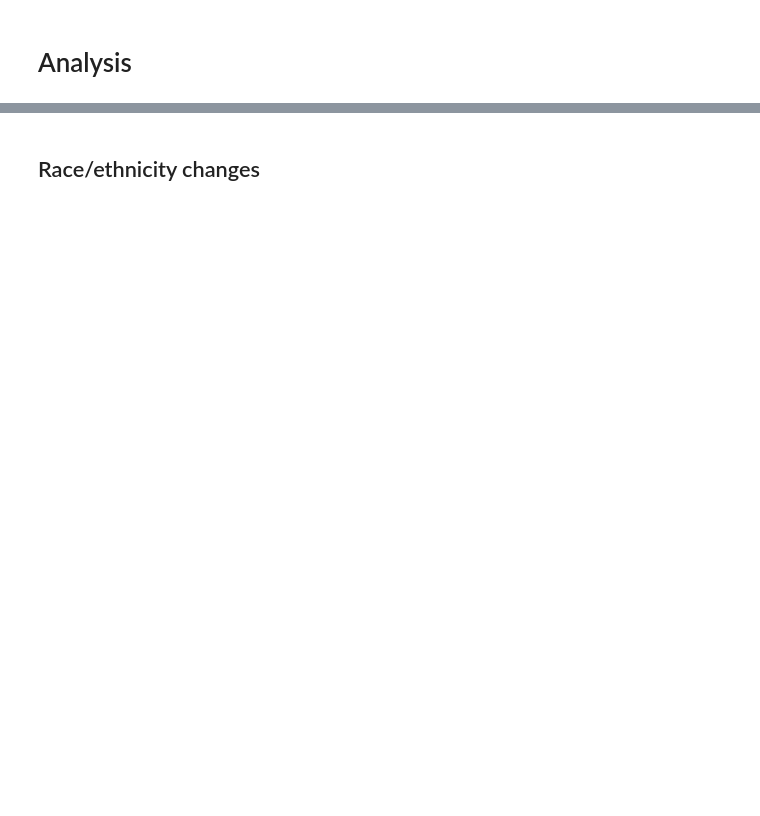
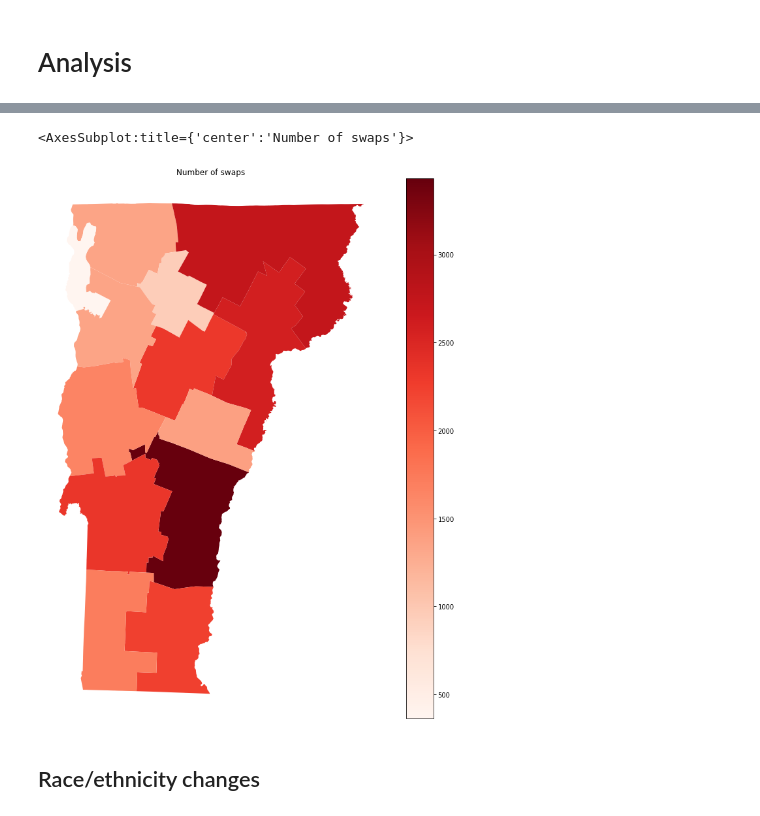
Before and after one commit to mraghavan/synthetic-census, a Jupyter notebook: code/Swapping analysis.ipynb, the cells around one changed output, grey strips where cells are left out. Saved outputs shown, nothing was run; the diff lists cells and outputs as text; code cells hidden in the pictures; blank space fills up the shorter version.

```diff
--- a/code/Swapping analysis.ipynb
+++ b/code/Swapping analysis.ipynb
@@ -195,3 +241,8 @@ plot_column(df, 'TOTAL_sy', 'Population by block')
+# %%
+plot_column(df, 'swapped', 'Number of swaps')
+# %% [output]
+<AxesSubplot:title={'center':'Number of swaps'}>
+[figure, added]
 # %% [markdown]
 ## Race/ethnicity changes
 # %%
```
Also changed, not shown: parts of 52 cells of this notebook, 1 other file.
